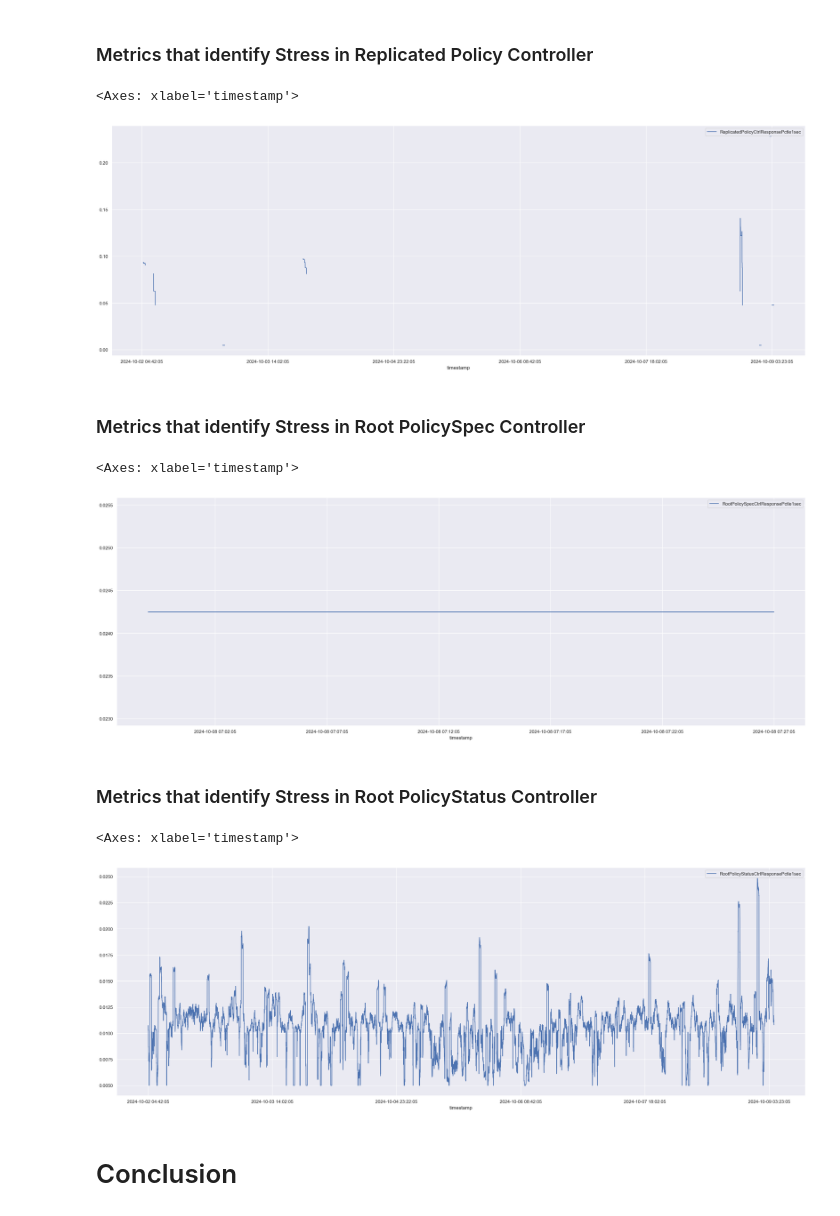
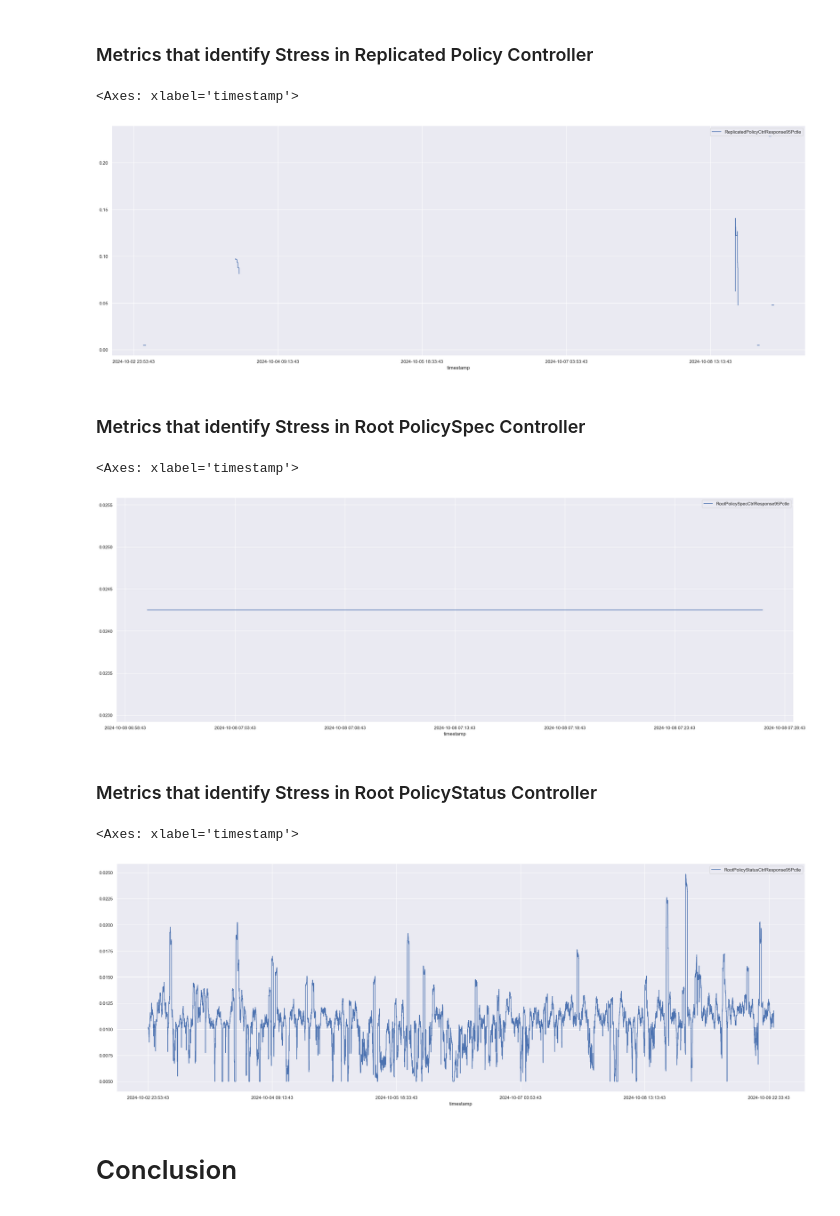
Before and after one commit to stolostron/acm-inspector, a Jupyter notebook: notebook/grc_bottleneck_1.ipynb, the cells around one changed output. Drawn from its saved outputs; the diff is of its cells as text; code cells hidden in the pictures.

```diff
--- a/notebook/grc_bottleneck_1.ipynb
+++ b/notebook/grc_bottleneck_1.ipynb
@@ -171,0 +180,7 @@ grc_df.describe()
+# %%
+grc_df = master_df[['ManagedClusterCount', 'RootPolicyCount', 'PropagatedtPolicyTotal',
+                    'ReplicatedPolicyCtrlResponse95Pctle','ReplicatedPolicyCtrlWorkQueueResponse95Pctle',
+                    'NonCompliantPropagatedPoliciesTotal','RateOfRootPolicySpecChange',
+                    'RootPolicySpecCtrlResponse95Pctle','RootPolicyStatusCtrlResponse95Pctle']]
+
+grc_df.describe()
@@ -171,0 +197,7 @@ grc_df.describe()
+# %%
+# Convert index field, ie timestamp into integer so that numpy can work
+# https://stackoverflow.com/questions/57435794/using-np-gradient-with-datetimes
+
+time_seconds = grc_df.index.astype('datetime64[s]').astype('int64')
+print(time_seconds)
+grc_df['RateOfPropagatedPolicyNonCompliance'] = np.gradient(grc_df['NonCompliantPropagatedPoliciesTotal'], time_seconds)
@@ -204,24 +256,24 @@ grc_df.plot(y = 'RateOfRootPolicySpecChange')
 # %% [markdown]
 ### Metrics that identify Stress in Replicated Policy Controller
 # %%
-grc_df.plot(y = 'ReplicatedPolicyCtrlResponsePctle1sec')
+grc_df.plot(y = 'ReplicatedPolicyCtrlResponse95Pctle')
 # %% [output]
 <Axes: xlabel='timestamp'>
-[figure, old version]
+[figure, new version]
 # %% [markdown]
 ### Metrics that identify Stress in Root PolicySpec Controller
 # %%
-grc_df.plot(y = 'RootPolicySpecCtrlResponsePctle1sec')
+grc_df.plot(y = 'RootPolicySpecCtrlResponse95Pctle')
 # %% [output]
 <Axes: xlabel='timestamp'>
-[figure, old version]
+[figure, new version]
 # %% [markdown]
 ### Metrics that identify Stress in Root PolicyStatus Controller
 # %%
-grc_df.plot(y = 'RootPolicyStatusCtrlResponsePctle1sec')
+grc_df.plot(y = 'RootPolicyStatusCtrlResponse95Pctle')
 # %% [output]
 <Axes: xlabel='timestamp'>
-[figure, old version]
+[figure, new version]
 # %% [markdown]
 # Conclusion
 # %% [markdown]
```
Also changed, not shown: parts of 31 cells of this notebook, 2 other files.
